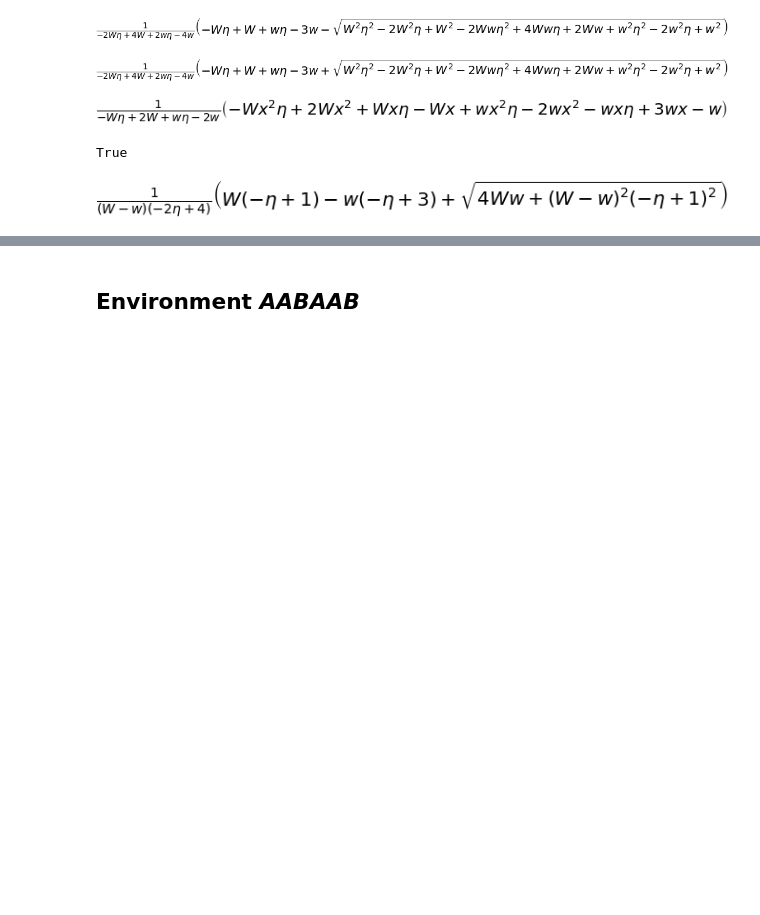
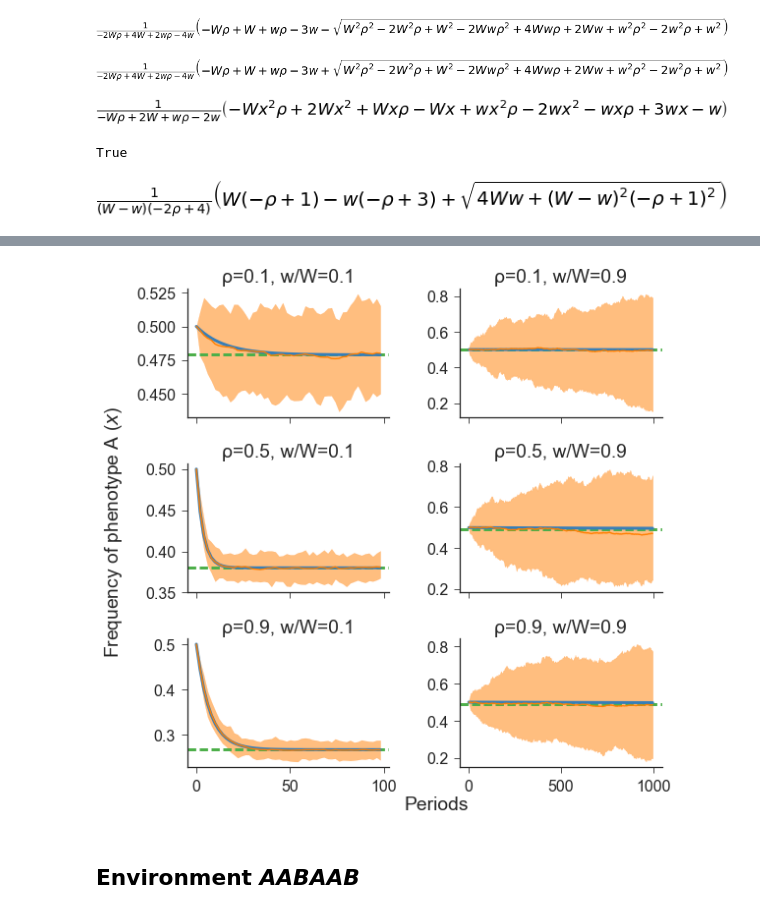
Before and after one commit to yoavram/Milpitas, a Jupyter notebook: notebooks/recurrence.ipynb, the cells around one changed output, grey strips where cells are left out. Drawn from its saved outputs; the diff is of its cells as text; code cells hidden in the pictures; blank space fills up the shorter version.

```diff
--- a/notebooks/recurrence.ipynb
+++ b/notebooks/recurrence.ipynb
@@ -30,8 +33,8 @@ def fig_panel_labels(axes, letters='ABCDEFGHIJKLMNOP', xcoord=-0.17, ycoord=0.92
 # %% [markdown]
 ## Recurrence illustration
 # %%
-def recurrence(x, η, W, w):
-    return x * ((1 - η) * (W - w) * x + η * W + (1 - η) * w) / ((W - w) * x + w)
+def recurrence(x, ρ, W, w):
+    return x * ((1 - ρ) * (W - w) * x + ρ * W + (1 - ρ) * w) / ((W - w) * x + w)
 # %%
 fig, ax = plt.subplots(figsize=(4, 4))
 x = np.linspace(0, 1)
@@ -276,2 +132,65 @@ $\eta$=0.1, $W$=1.0, $w$=0.1
+# %%
+N = 10000
+ns = [100, 1000]
+ρs = [0.1, 0.5, 0.9]
+ws = [0.1, 0.9]
+W_ = 1.0
+fig, axes = plt.subplots(len(ρs), len(ws), figsize=(8, 8), sharex='col', sharey=False)
+
+for i, ρ_ in enumerate(ρs):
+    for j, w_ in enumerate(ws):
+        ax = axes[i, j]
+        n = ns[j]
+        # analytic solution
+        subs = [(ρ, ρ_), (W, W_), (w, w_)]
+        sol2_ = sol2.subs(subs)
+        sol3_ = sol3.subs(subs)
+#         print("ρ={}, W={}, w={}, sol2={}, sol3={}".format(ρ_, W_, w_, sol2_, sol3_))
+        sol = float(sol3_)
+        ax.axhline(sol, color=green, lw=3, ls='--', label='Equilibrium')
+        # deterministic
+        x_ = np.empty(n)
+        x_[0] = 0.5
+        x_[1] = recurrence(x_[0], ρ_, w_, W_)
+        for t in range(2, n, 2):
+            x_[t-1] = recurrence(x_[t-2], ρ_, W_, w_)
+            x_[t] = recurrence(x_[t-1], ρ_, w_, W_)
+        ax.plot(range(0, n, 2), x_[::2], color=blue, lw=3, label='Deterministic')
+        # WF
+        reps = 100
+        x_ = np.empty((n, reps))
+        x_[0, :] = 0.5
+        x_[1, :] = recurrence(x_[0, :], ρ_, w_, W_)
+        x_[1, :] = np.random.binomial(N, x_[1, :]) / N
+        for t in range(2, n, 2):
+            x_[t-1, :] = recurrence(x_[t-2, :], ρ_, W_, w_)
+            x_[t-1, :] = np.random.binomial(N, x_[t-1, :]) / N
+            x_[t, :] = recurrence(x_[t-1, :], ρ_, w_, W_)
+            x_[t, :] = np.random.binomial(N, x_[t, :]) / N
+        ax.fill_between(range(0,n,2),
+                         np.percentile(x_, 99.5, axis=1)[::2], np.percentile(x_, 0.5, axis=1)[::2],
+                         alpha=0.5, color=orange)
+        ax.plot(range(0, n, 2), x_.mean(axis=1)[::2], color=orange, label='Wright-Fisher')
+        # styling
+        ax.set_title(r'ρ={}, w/W={}'.format(ρ_, w_/W_))
+        ax.legend().set_visible(False)
+
+# for i in range(2): axes[i,0].set_yticks([0.497, 0.498, 0.499, 0.5])
+# for i in range(2): axes[i,1].set_yticks([0.47, 0.48, 0.49, 0.5])
+
+# axes[0,1].legend(loc='center right').set_visible(True)
+for i in range(2): axes[0, i].set_xlabel('')
+for i in range(2): axes[1, i].set_xlabel('')
+for i in range(2): axes[i, 1].set_ylabel('')
+for i in range(2): axes[i, 0].set_ylabel('')
+
+xlabel = fig_xlabel(fig, 'Periods', x=0.55)
+ylabel = fig_ylabel(fig, 'Frequency of phenotype A ($x$)')
+# fig_panel_labels(axes, ycoord=0.995)
+fig.tight_layout()
+sns.despine()
+fig.savefig('../figures/env_A1B1.pdf', bbox_extra_artists=[xlabel, ylabel], bbox_inches='tight');
+# %% [output]
+[figure, added]
 # %% [markdown]
 ## Environment _AABAAB_
```
Also changed, not shown: parts of 25 cells of this notebook.
